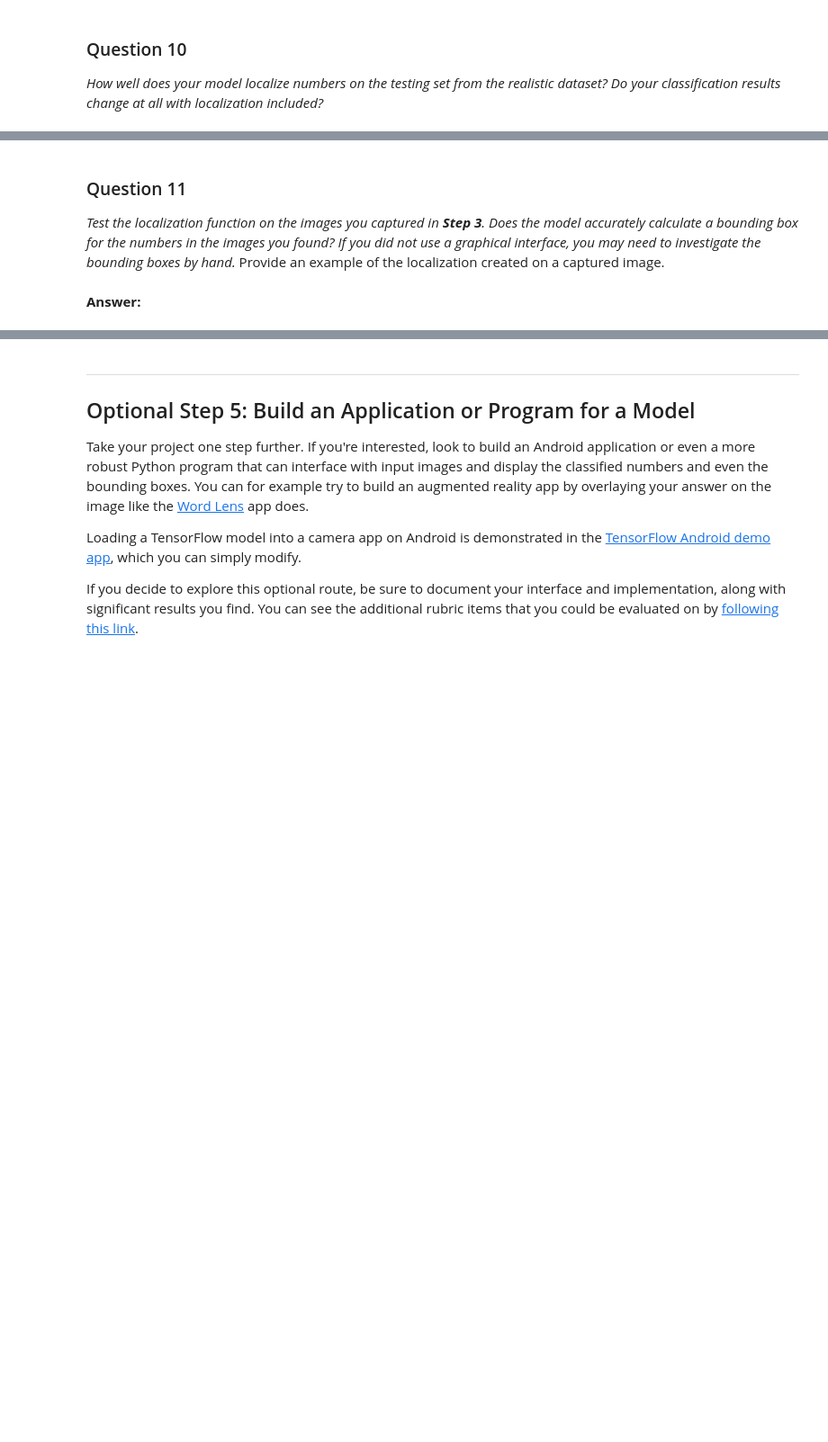
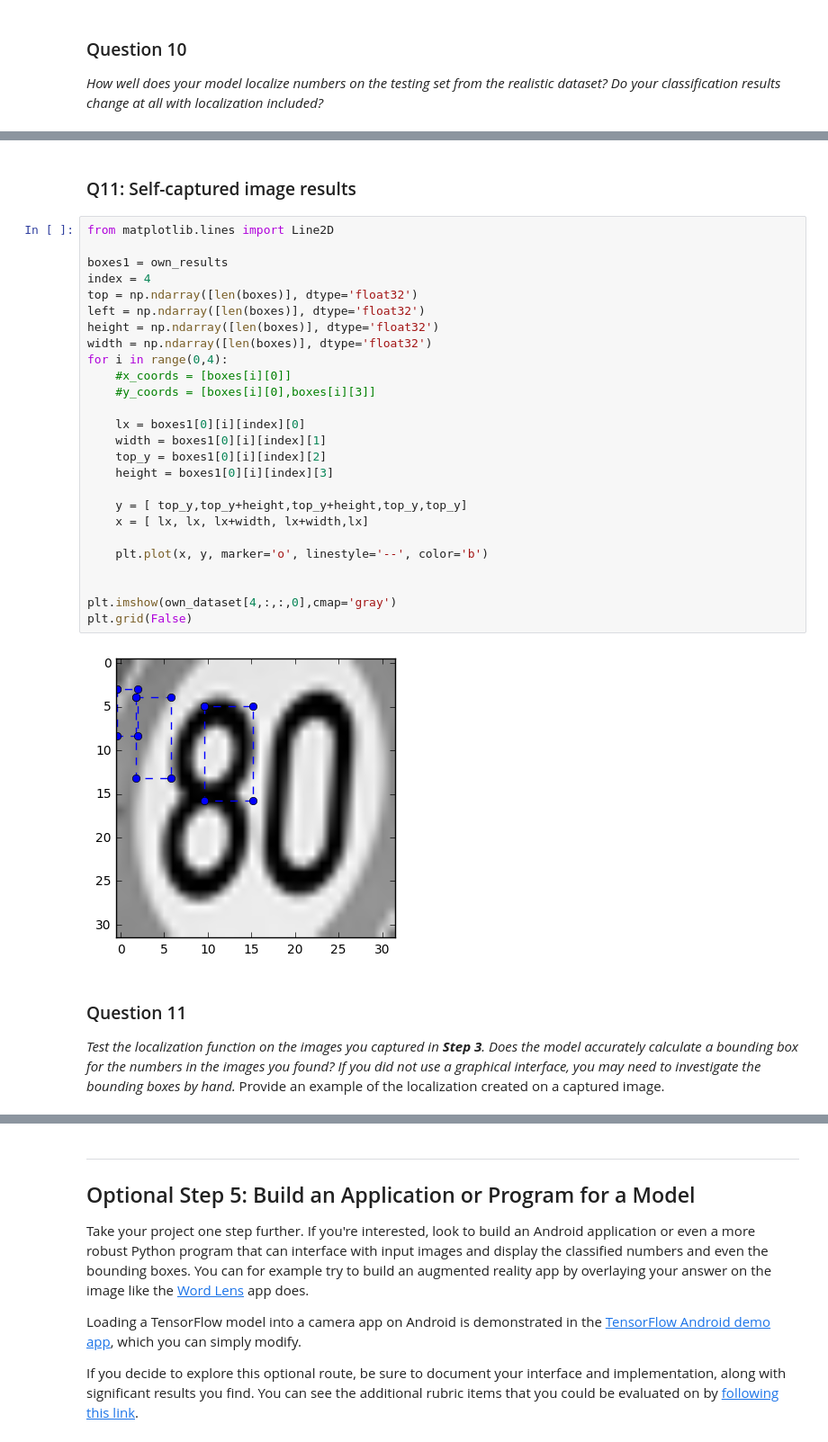
Before and after one commit to axlbert/SVHN_Recognition_NN, a Jupyter notebook: digit_recognition.ipynb, the cells around one changed output, grey strips where cells are left out. Shown at 90% size. Drawn from its saved outputs; the diff is of its cells as text; blank space fills up the shorter version.

```diff
--- a/digit_recognition.ipynb
+++ b/digit_recognition.ipynb
@@ -1288,5 +1423,33 @@ _How well does your model localize numbers on the testing set from the realistic
+# %% [markdown]
+<h3>Q11: Self-captured image results</h3>
+# %%
+from matplotlib.lines import Line2D
+
+boxes1 = own_results
+index = 4
+top = np.ndarray([len(boxes)], dtype='float32')
+left = np.ndarray([len(boxes)], dtype='float32')
+height = np.ndarray([len(boxes)], dtype='float32')
+width = np.ndarray([len(boxes)], dtype='float32')
+for i in range(0,4):
+    #x_coords = [boxes[i][0]]
+    #y_coords = [boxes[i][0],boxes[i][3]]
+
+    lx = boxes1[0][i][index][0]
+    width = boxes1[0][i][index][1]
+    top_y = boxes1[0][i][index][2]
+    height = boxes1[0][i][index][3]
+
+    y = [ top_y,top_y+height,top_y+height,top_y,top_y]
+    x = [ lx, lx, lx+width, lx+width,lx]
+
+    plt.plot(x, y, marker='o', linestyle='--', color='b')
+
+
+plt.imshow(own_dataset[4,:,:,0],cmap='gray')
+plt.grid(False)
+# %% [output]
+[figure, added]
 # %% [markdown]
 ### Question 11
 _Test the localization function on the images you captured in **Step 3**. Does the model accurately calculate a bounding box for the numbers in the images you found? If you did not use a graphical interface, you may need to investigate the bounding boxes by hand._ Provide an example of the localization created on a captured image.
-# %% [markdown]
-**Answer:**
```
Also changed, not shown: parts of 36 cells of this notebook, 8 other files.
